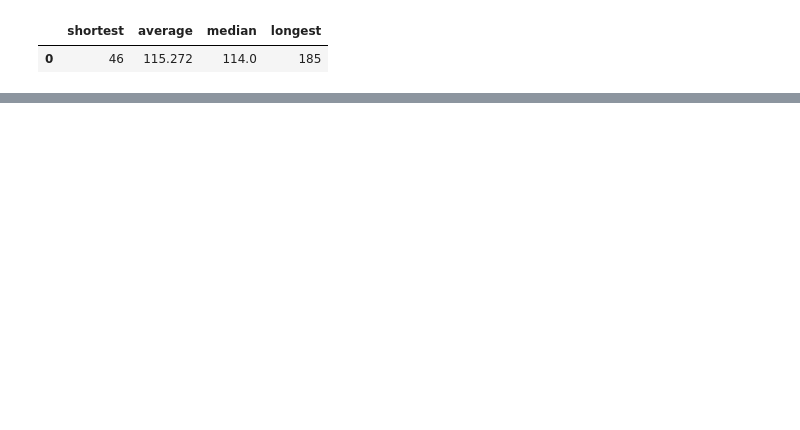
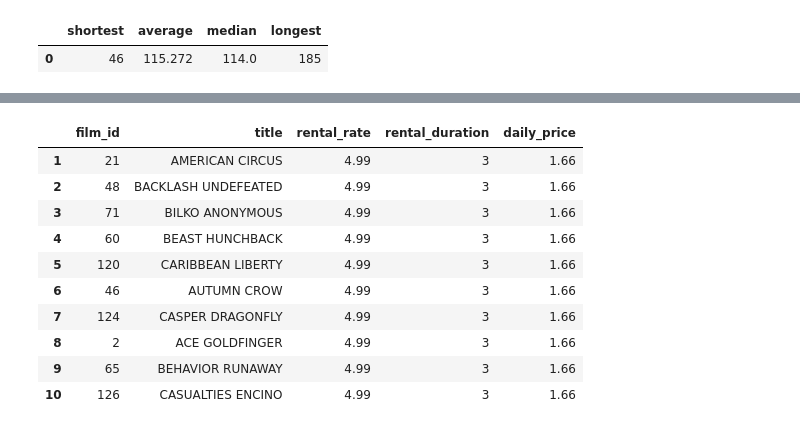
Before and after one commit to Akina-Aoki/sql_lab1_aira_franco, a Jupyter notebook: duckdb_pandas.ipynb, the cells around one changed output, grey strips where cells are left out. Cells and saved outputs as stored; diff of their text form; code cells hidden in the pictures; blank space fills up the shorter version.

```diff
--- a/duckdb_pandas.ipynb
+++ b/duckdb_pandas.ipynb
@@ -301,0 +349,33 @@ check_film.head(3)
+# %%
+# Finalized Query: 10 most expensive movies to rent per day.
+# Phase 4: Finalize the Query with Sorting and Limiting
+
+task_d = duckdb.sql("""
+SELECT
+    film_id,
+    title,
+    rental_rate,
+    rental_duration,
+    ROUND(rental_rate / rental_duration, 2) AS daily_price
+FROM film
+WHERE rental_rate IS NOT NULL
+AND rental_duration > 0
+ORDER BY daily_price DESC
+LIMIT 10;
+              """).df()
+
+# Make the index start at 1 instead of 0
+task_d.index = range(1, len(task_d) + 1)
+task_d
+# %% [output]
+|  | film_id | title | rental_rate | rental_duration | daily_price |
+| 1 | 21 | AMERICAN CIRCUS | 4.99 | 3 | 1.66 |
+| 2 | 48 | BACKLASH UNDEFEATED | 4.99 | 3 | 1.66 |
+| 3 | 71 | BILKO ANONYMOUS | 4.99 | 3 | 1.66 |
+| 4 | 60 | BEAST HUNCHBACK | 4.99 | 3 | 1.66 |
+| 5 | 120 | CARIBBEAN LIBERTY | 4.99 | 3 | 1.66 |
+| 6 | 46 | AUTUMN CROW | 4.99 | 3 | 1.66 |
+| 7 | 124 | CASPER DRAGONFLY | 4.99 | 3 | 1.66 |
+| 8 | 2 | ACE GOLDFINGER | 4.99 | 3 | 1.66 |
+| 9 | 65 | BEHAVIOR RUNAWAY | 4.99 | 3 | 1.66 |
+| 10 | 126 | CASUALTIES ENCINO | 4.99 | 3 | 1.66 |
```
Also changed, not shown: parts of 41 cells of this notebook.
